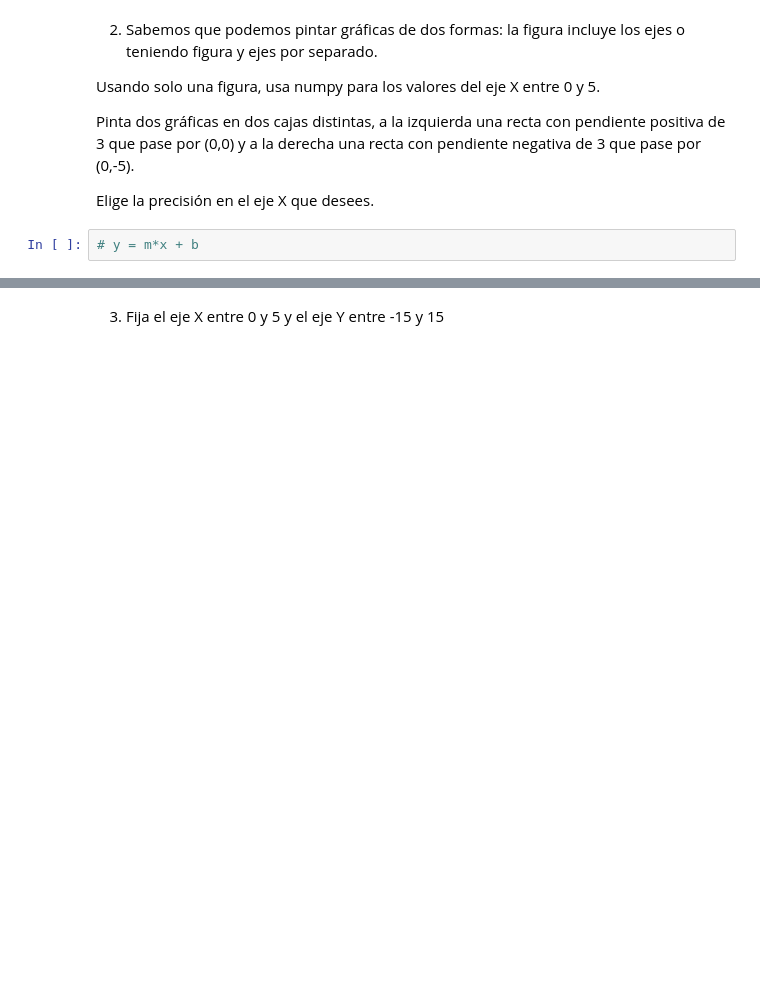
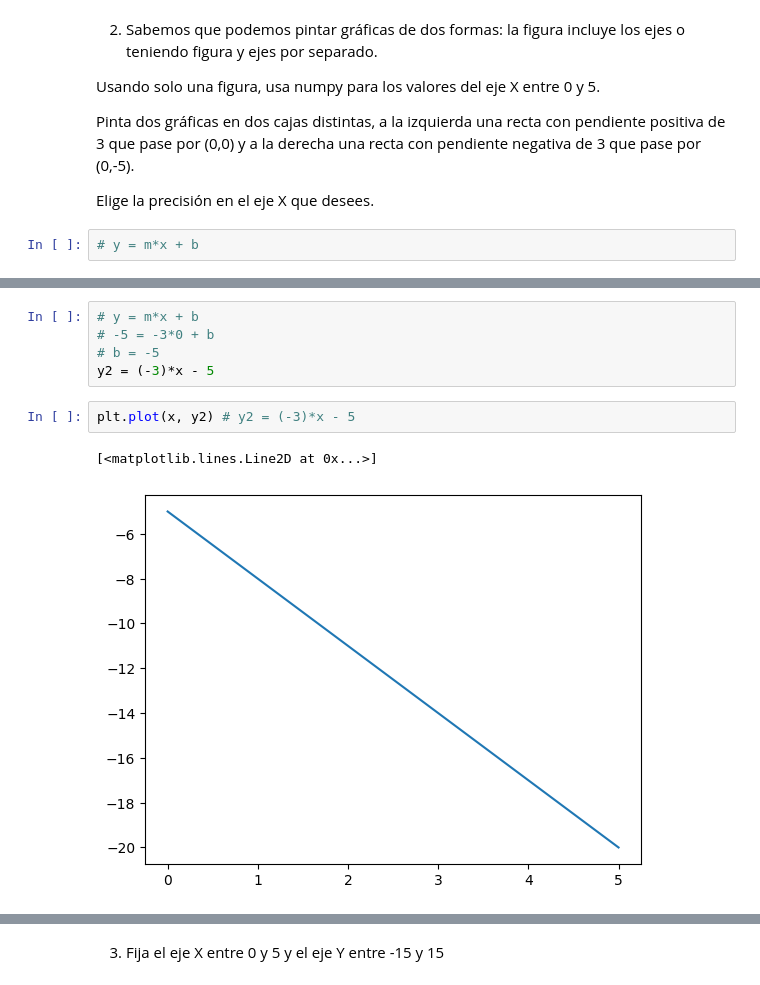
Before and after one commit to MNievas12/2411_dsft_thebridge, a Jupyter notebook: 2-Data-Analysis/4-Visualización/1-Matplotlib/ejercicios/ejercicios_Matplotlib.ipynb, the cells around one changed output, grey strips where cells are left out. Drawn from its saved outputs; the diff is of its cells as text; blank space fills up the shorter version.

```diff
--- a/2-Data-Analysis/4-Visualización/1-Matplotlib/ejercicios/ejercicios_Matplotlib.ipynb
+++ b/2-Data-Analysis/4-Visualización/1-Matplotlib/ejercicios/ejercicios_Matplotlib.ipynb
@@ -14,0 +36,10 @@ Elige la precisión en el eje X que desees.
+# %%
+# y = m*x + b
+# -5 = -3*0 + b
+# b = -5
+y2 = (-3)*x - 5
+# %%
+plt.plot(x, y2) # y2 = (-3)*x - 5
+# %% [output]
+[<matplotlib.lines.Line2D at 0x...>]
+[figure, added]
```
Also changed, not shown: parts of 7 cells of this notebook.
